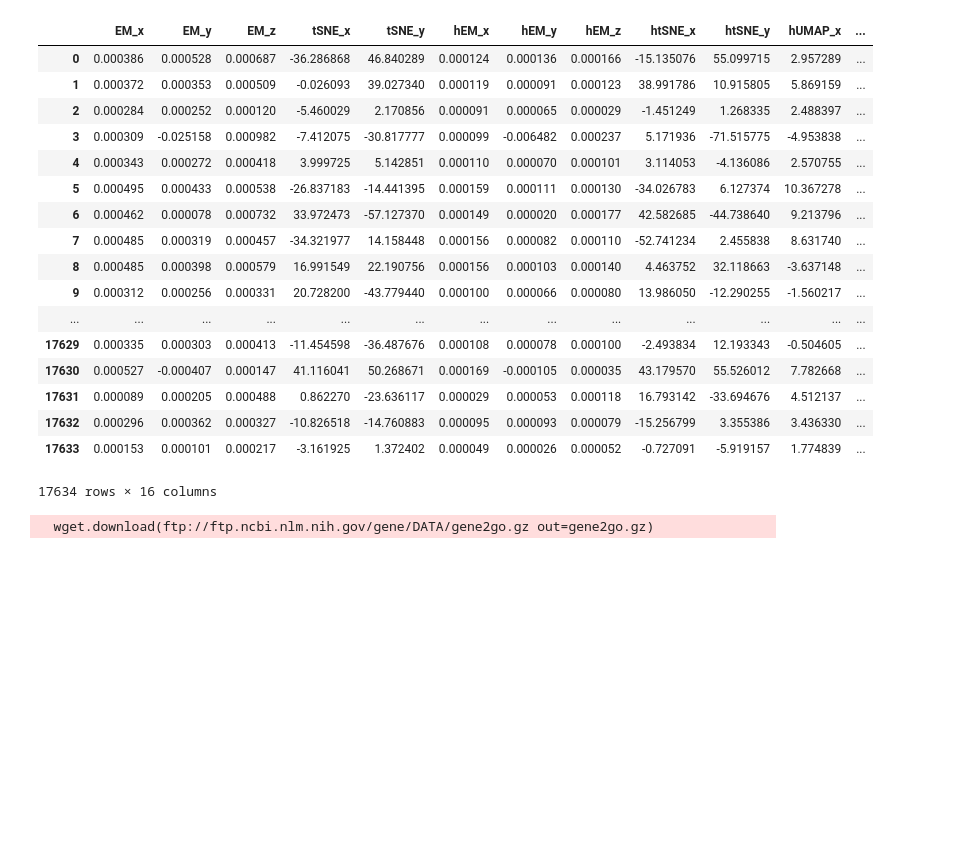
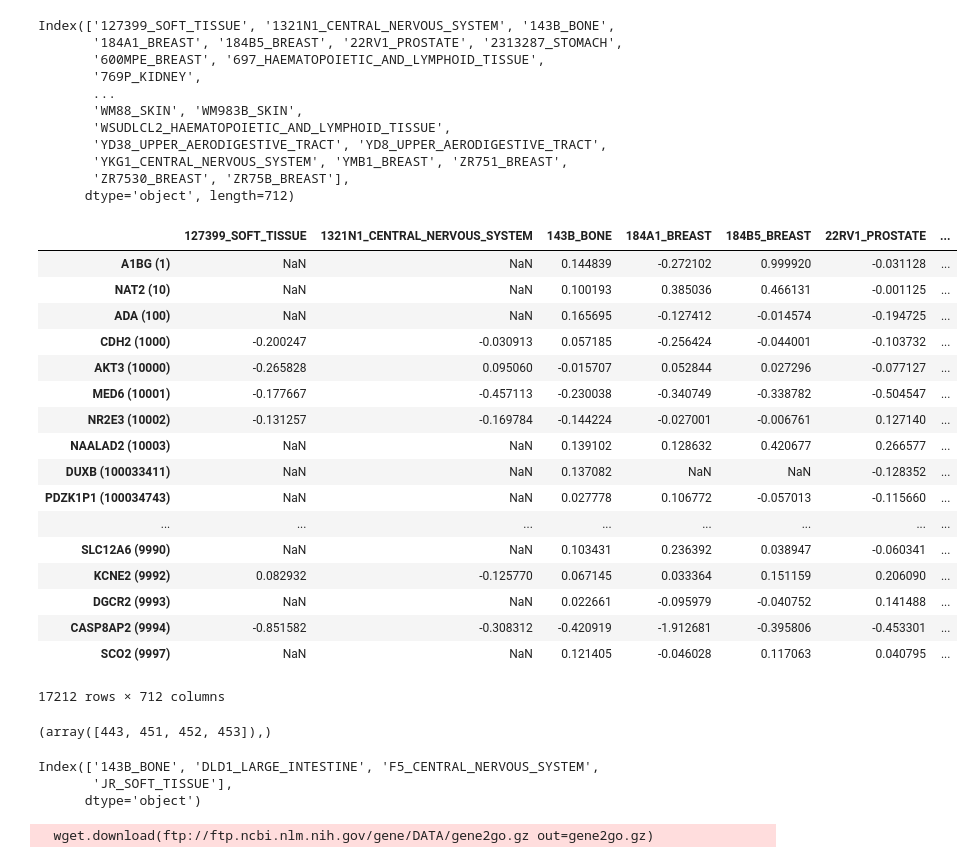
Before and after one commit to kundajelab/coessentiality-browser, a Jupyter notebook: coess_sandbox.ipynb, the cells around one changed output. Drawn from its saved outputs; the diff is of its cells as text; code cells hidden in the pictures; blank space fills up the shorter version.

Commit message:
minor fixes, import mutation+expr+shRNA 1/2

```diff
--- a/coess_sandbox.ipynb
+++ b/coess_sandbox.ipynb
@@ -26,24 +27,48 @@ dict_values(['hUMAP_x', 'hUMAP_y'])
 # %%
-plot_data_df#[list(app_config.params['display_coordinates'].values())].to_csv(sep="\t", index=False,encoding='utf-8')
+shRNA_df.columns#[list(app_config.params['display_coordinates'].values())].to_csv(sep="\t", index=False,encoding='utf-8')
 # %% [output]
-|  | EM_x | EM_y | EM_z | tSNE_x | tSNE_y | hEM_x | hEM_y | hEM_z | htSNE_x | htSNE_y | hUMAP_x | ... |
-| 0 | 0.000386 | 0.000528 | 0.000687 | -36.286868 | 46.840289 | 0.000124 | 0.000136 | 0.000166 | -15.135076 | 55.099715 | 2.957289 | ... |
-| 1 | 0.000372 | 0.000353 | 0.000509 | -0.026093 | 39.027340 | 0.000119 | 0.000091 | 0.000123 | 38.991786 | 10.915805 | 5.869159 | ... |
-| 2 | 0.000284 | 0.000252 | 0.000120 | -5.460029 | 2.170856 | 0.000091 | 0.000065 | 0.000029 | -1.451249 | 1.268335 | 2.488397 | ... |
-| 3 | 0.000309 | -0.025158 | 0.000982 | -7.412075 | -30.817777 | 0.000099 | -0.006482 | 0.000237 | 5.171936 | -71.515775 | -4.953838 | ... |
-| 4 | 0.000343 | 0.000272 | 0.000418 | 3.999725 | 5.142851 | 0.000110 | 0.000070 | 0.000101 | 3.114053 | -4.136086 | 2.570755 | ... |
-| 5 | 0.000495 | 0.000433 | 0.000538 | -26.837183 | -14.441395 | 0.000159 | 0.000111 | 0.000130 | -34.026783 | 6.127374 | 10.367278 | ... |
-| 6 | 0.000462 | 0.000078 | 0.000732 | 33.972473 | -57.127370 | 0.000149 | 0.000020 | 0.000177 | 42.582685 | -44.738640 | 9.213796 | ... |
-| 7 | 0.000485 | 0.000319 | 0.000457 | -34.321977 | 14.158448 | 0.000156 | 0.000082 | 0.000110 | -52.741234 | 2.455838 | 8.631740 | ... |
-| 8 | 0.000485 | 0.000398 | 0.000579 | 16.991549 | 22.190756 | 0.000156 | 0.000103 | 0.000140 | 4.463752 | 32.118663 | -3.637148 | ... |
-| 9 | 0.000312 | 0.000256 | 0.000331 | 20.728200 | -43.779440 | 0.000100 | 0.000066 | 0.000080 | 13.986050 | -12.290255 | -1.560217 | ... |
-| ... | ... | ... | ... | ... | ... | ... | ... | ... | ... | ... | ... | ... |
-| 17629 | 0.000335 | 0.000303 | 0.000413 | -11.454598 | -36.487676 | 0.000108 | 0.000078 | 0.000100 | -2.493834 | 12.193343 | -0.504605 | ... |
-| 17630 | 0.000527 | -0.000407 | 0.000147 | 41.116041 | 50.268671 | 0.000169 | -0.000105 | 0.000035 | 43.179570 | 55.526012 | 7.782668 | ... |
-| 17631 | 0.000089 | 0.000205 | 0.000488 | 0.862270 | -23.636117 | 0.000029 | 0.000053 | 0.000118 | 16.793142 | -33.694676 | 4.512137 | ... |
-| 17632 | 0.000296 | 0.000362 | 0.000327 | -10.826518 | -14.760883 | 0.000095 | 0.000093 | 0.000079 | -15.256799 | 3.355386 | 3.436330 | ... |
-| 17633 | 0.000153 | 0.000101 | 0.000217 | -3.161925 | 1.372402 | 0.000049 | 0.000026 | 0.000052 | -0.727091 | -5.919157 | 1.774839 | ... |
-17634 rows × 16 columns
+Index(['127399_SOFT_TISSUE', '1321N1_CENTRAL_NERVOUS_SYSTEM', '143B_BONE',
+       '184A1_BREAST', '184B5_BREAST', '22RV1_PROSTATE', '2313287_STOMACH',
+       '600MPE_BREAST', '697_HAEMATOPOIETIC_AND_LYMPHOID_TISSUE',
+       '769P_KIDNEY',
+       ...
+       'WM88_SKIN', 'WM983B_SKIN',
+       'WSUDLCL2_HAEMATOPOIETIC_AND_LYMPHOID_TISSUE',
+       'YD38_UPPER_AERODIGESTIVE_TRACT', 'YD8_UPPER_AERODIGESTIVE_TRACT',
+       'YKG1_CENTRAL_NERVOUS_SYSTEM', 'YMB1_BREAST', 'ZR751_BREAST',
+       'ZR7530_BREAST', 'ZR75B_BREAST'],
+      dtype='object', length=712)
+# %%
+shRNA_df
+# %% [output]
+|  | 127399_SOFT_TISSUE | 1321N1_CENTRAL_NERVOUS_SYSTEM | 143B_BONE | 184A1_BREAST | 184B5_BREAST | 22RV1_PROSTATE | ... |
+| A1BG (1) | NaN | NaN | 0.144839 | -0.272102 | 0.999920 | -0.031128 | ... |
+| NAT2 (10) | NaN | NaN | 0.100193 | 0.385036 | 0.466131 | -0.001125 | ... |
+| ADA (100) | NaN | NaN | 0.165695 | -0.127412 | -0.014574 | -0.194725 | ... |
+| CDH2 (1000) | -0.200247 | -0.030913 | 0.057185 | -0.256424 | -0.044001 | -0.103732 | ... |
+| AKT3 (10000) | -0.265828 | 0.095060 | -0.015707 | 0.052844 | 0.027296 | -0.077127 | ... |
+| MED6 (10001) | -0.177667 | -0.457113 | -0.230038 | -0.340749 | -0.338782 | -0.504547 | ... |
+| NR2E3 (10002) | -0.131257 | -0.169784 | -0.144224 | -0.027001 | -0.006761 | 0.127140 | ... |
+| NAALAD2 (10003) | NaN | NaN | 0.139102 | 0.128632 | 0.420677 | 0.266577 | ... |
+| DUXB (100033411) | NaN | NaN | 0.137082 | NaN | NaN | -0.128352 | ... |
+| PDZK1P1 (100034743) | NaN | NaN | 0.027778 | 0.106772 | -0.057013 | -0.115660 | ... |
+| ... | ... | ... | ... | ... | ... | ... | ... |
+| SLC12A6 (9990) | NaN | NaN | 0.103431 | 0.236392 | 0.038947 | -0.060341 | ... |
+| KCNE2 (9992) | 0.082932 | -0.125770 | 0.067145 | 0.033364 | 0.151159 | 0.206090 | ... |
+| DGCR2 (9993) | NaN | NaN | 0.022661 | -0.095979 | -0.040752 | 0.141488 | ... |
+| CASP8AP2 (9994) | -0.851582 | -0.308312 | -0.420919 | -1.912681 | -0.395806 | -0.453301 | ... |
+| SCO2 (9997) | NaN | NaN | 0.121405 | -0.046028 | 0.117063 | 0.040795 | ... |
+17212 rows × 712 columns
+# %%
+np.where(~np.isin(feat_names, mutation_df['Tumor_Sample_Barcode']))
+# %% [output]
+(array([443, 451, 452, 453]),)
+# %%
+feat_names[np.array([443, 451, 452, 453])]
+# %% [output]
+Index(['143B_BONE', 'DLD1_LARGE_INTESTINE', 'F5_CENTRAL_NERVOUS_SYSTEM',
+       'JR_SOFT_TISSUE'],
+      dtype='object')
 # %%
 from goatools.associations import read_ncbi_gene2go
 from goatools.base import download_ncbi_associations
```
Also changed, not shown: parts of 2 cells of this notebook, 3 other files.
